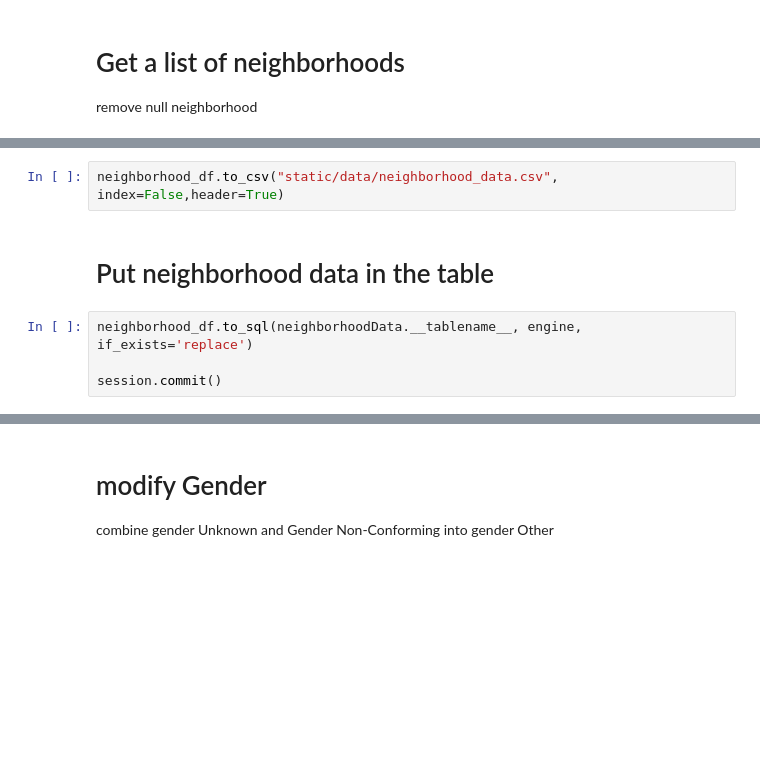
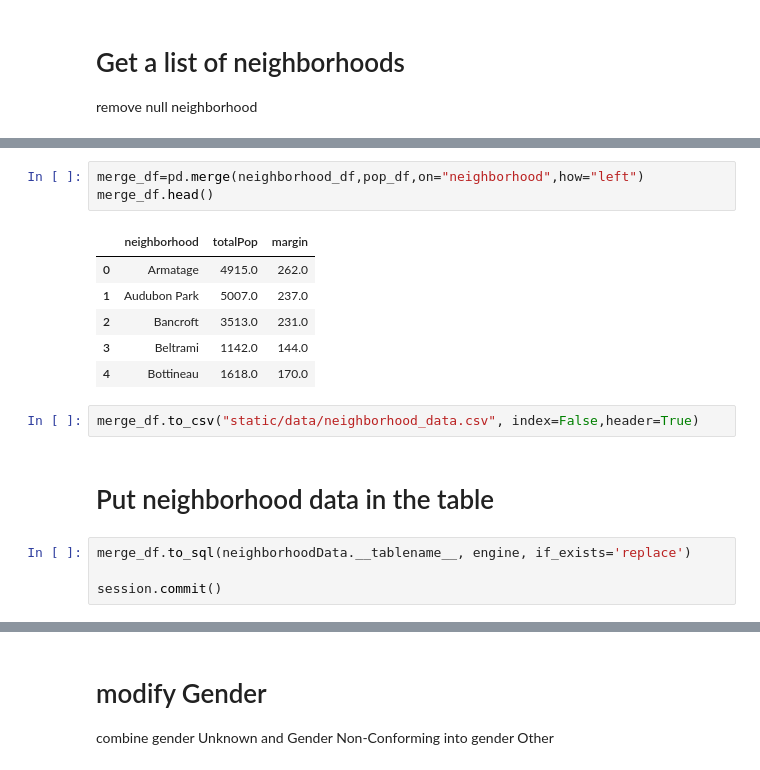
Before and after one commit to mccallkm/Minneapolis-Traffic-Stop-Data-Analysis, a Jupyter notebook: clean_data.ipynb, the cells around one changed output, grey strips where cells are left out. Cells and saved outputs as stored; diff of their text form; blank space fills up the shorter version.

```diff
--- a/clean_data.ipynb
+++ b/clean_data.ipynb
@@ -154,9 +150,19 @@ neighborhood_df
+# %%
+merge_df=pd.merge(neighborhood_df,pop_df,on="neighborhood",how="left")
+merge_df.head()
+# %% [output]
+|  | neighborhood | totalPop | margin |
+| 0 | Armatage | 4915.0 | 262.0 |
+| 1 | Audubon Park | 5007.0 | 237.0 |
+| 2 | Bancroft | 3513.0 | 231.0 |
+| 3 | Beltrami | 1142.0 | 144.0 |
+| 4 | Bottineau | 1618.0 | 170.0 |
 # %%
-neighborhood_df.to_csv("static/data/neighborhood_data.csv", index=False,header=True)
+merge_df.to_csv("static/data/neighborhood_data.csv", index=False,header=True)
 # %% [markdown]
 # Put neighborhood data in the table
 # %%
-neighborhood_df.to_sql(neighborhoodData.__tablename__, engine, if_exists='replace')
+merge_df.to_sql(neighborhoodData.__tablename__, engine, if_exists='replace')
 
 session.commit()
 # %%
```
Also changed, not shown: parts of 10 cells of this notebook, 7 other files.
